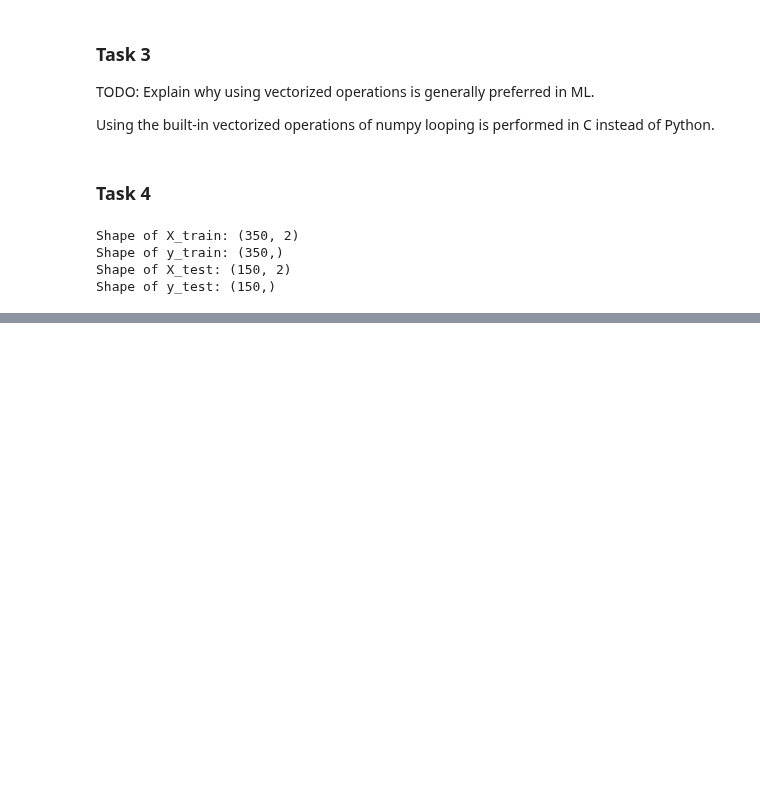
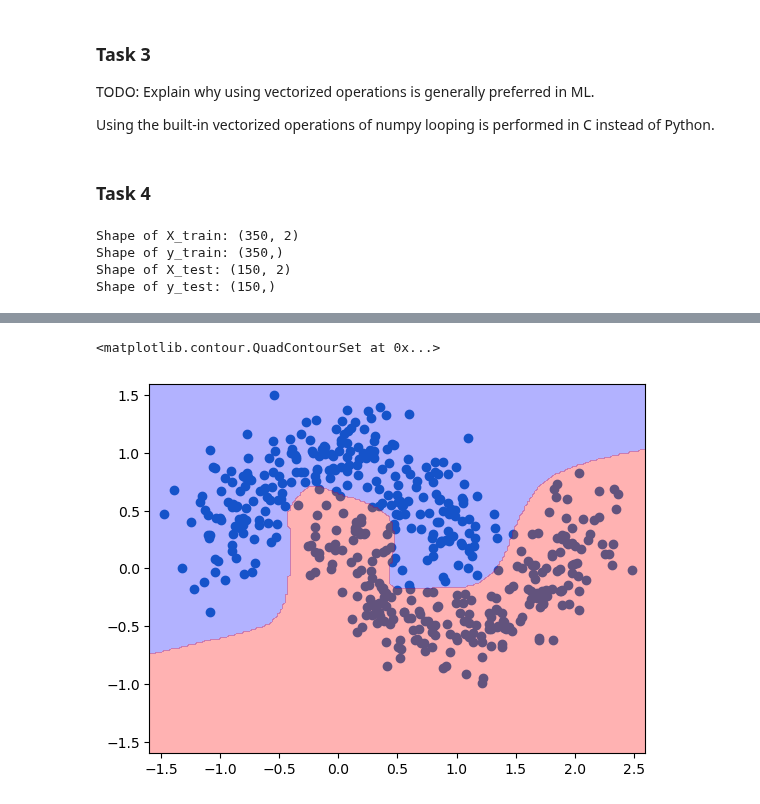
Before and after one commit to emit33/MLE, a Jupyter notebook: sheet04/MLE25_sheet04.ipynb, the cells around one changed output, grey strips where cells are left out. Saved outputs shown, nothing was run; the diff lists cells and outputs as text; code cells hidden in the pictures; blank space fills up the shorter version.

```diff
--- a/sheet04/MLE25_sheet04.ipynb
+++ b/sheet04/MLE25_sheet04.ipynb
@@ -190,0 +190,11 @@ Epoch 1000/1000 - Training Loss: 0.1590
+# %%
+plt.scatter(X[:,0],X[:,1])
+xx,yy = np.meshgrid(np.linspace(-1.6,2.6,200),np.linspace(-1.6,1.6,200))
+grid = np.vstack([xx.ravel(), yy.ravel()])
+
+grid_pred = np.array([1 if mlp.forward(grid[:,i]) > 0.5 else 0 for i in range(len(grid[0,:]))])
+grid_pred = grid_pred.reshape(xx.shape)
+plt.contourf(xx, yy, grid_pred, levels=[0, 0.5, 1], alpha=0.3, colors=('blue', 'red'))
+# %% [output]
+<matplotlib.contour.QuadContourSet at 0x...>
+[figure, added]
```
Also changed, not shown: parts of 6 cells of this notebook.
